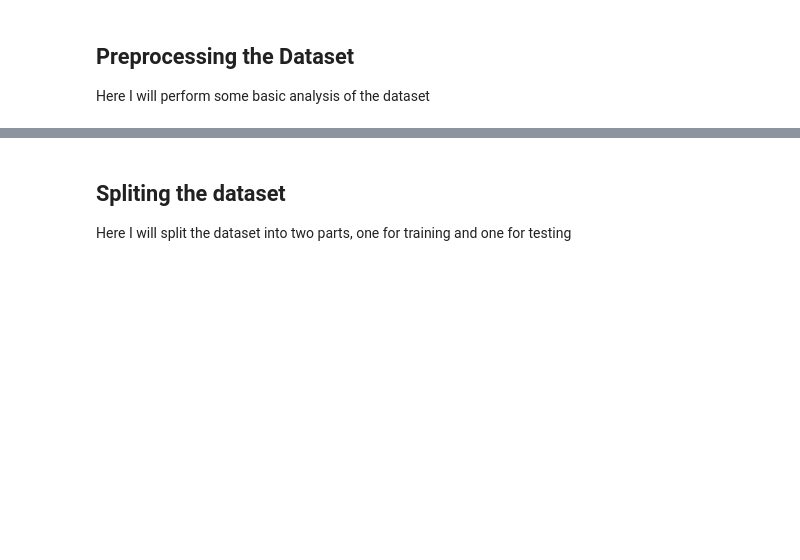
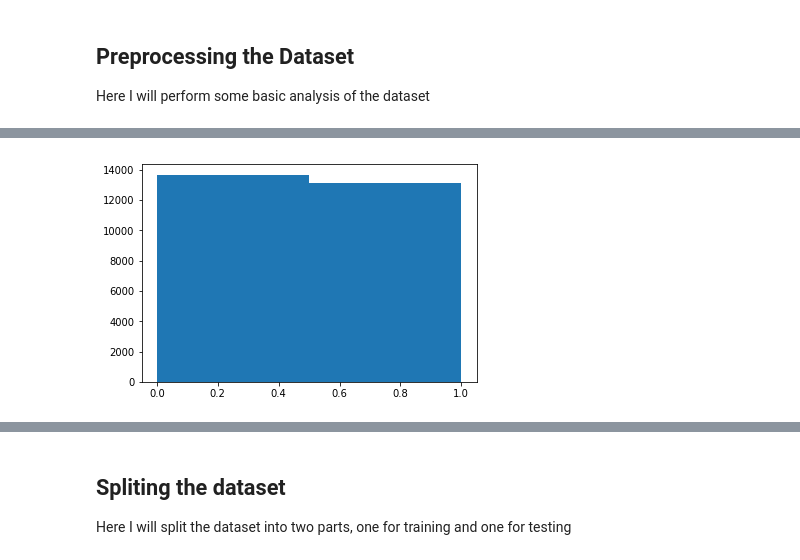
Before and after one commit to imdeepmind/AgeGenderNetwork, a Jupyter notebook: model/MobileNetV2_Gender_Prediction_Model.ipynb, the cells around one changed output, grey strips where cells are left out. Drawn from its saved outputs; the diff is of its cells as text; code cells hidden in the pictures; blank space fills up the shorter version.

```diff
--- a/model/MobileNetV2_Gender_Prediction_Model.ipynb
+++ b/model/MobileNetV2_Gender_Prediction_Model.ipynb
@@ -123,0 +124,13 @@ gender_data.head()
+# %%
+genders = []
+
+for gender in gender_data['gender'].values:
+  if gender == 'Male':
+    genders.append(1)
+  else:
+    genders.append(0)
+
+plt.hist(genders, 2)
+plt.show()
+# %% [output]
+[figure, added]
```
Also changed, not shown: parts of 22 cells of this notebook, 1 other file.
